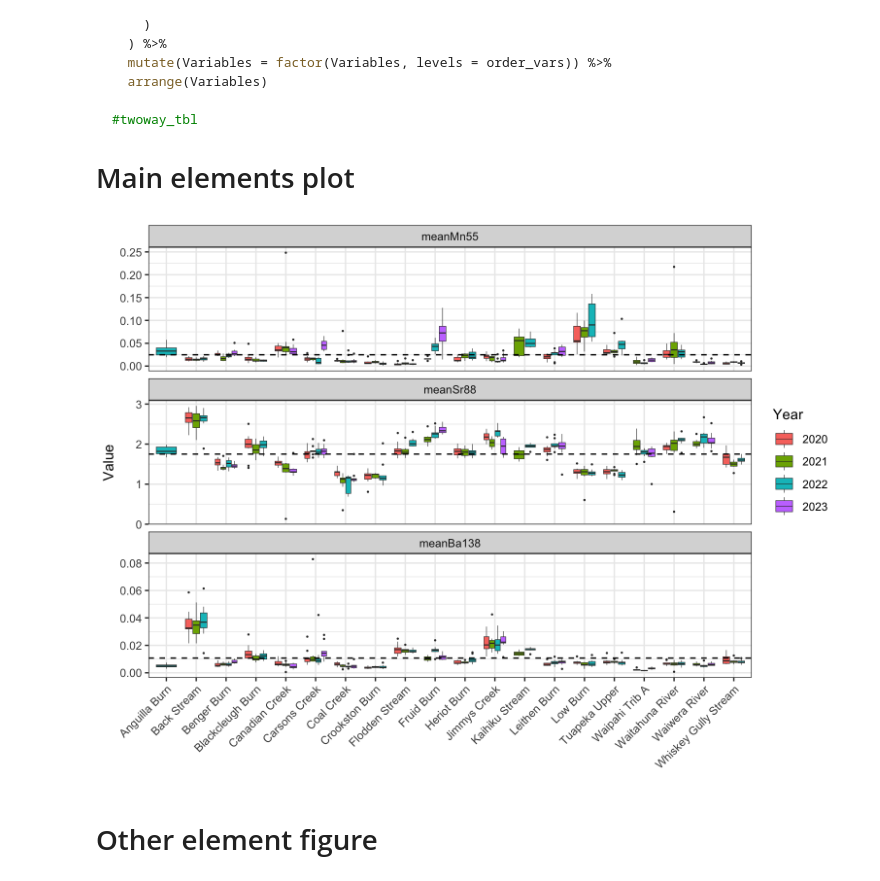
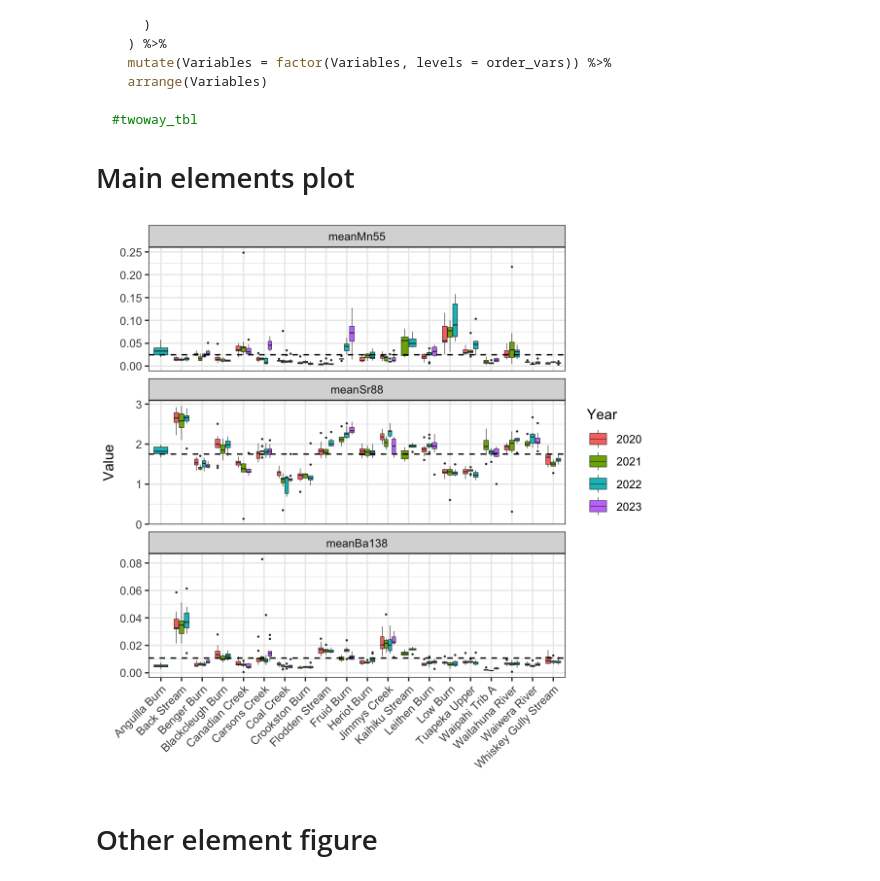
Before and after one commit to OlivierRaven/Raven_et_al._2025_Fisheries_Research, a Jupyter notebook: docs/analysis.out.ipynb, the cells around one changed output. Saved outputs shown, nothing was run; the diff lists cells and outputs as text; code cells hidden in the pictures.

Commit message:
update figure sizes

```diff
--- a/docs/analysis.out.ipynb
+++ b/docs/analysis.out.ipynb
@@ -720,37 +720,37 @@ mean_values_main <- df_mean_juv_long_main %>%
 
 # Create the plot
 main_elements <- ggplot(
   df_mean_juv_long_main,
   aes(Site, Value, fill = as.factor(Year))
 ) +
   geom_boxplot(size = 0.2, outlier.shape = 16, outlier.size = .5) +
   geom_hline(
     data = mean_values_main,
     aes(yintercept = mean_values_main),
     linetype = 2,
   ) + # Mean line for each variable
   facet_wrap(~Variable, scales = "free_y", ncol = 1) + # Facet by the variable names
   theme_bw() +
   theme(
     axis.title.x = element_blank(),
     axis.text.x = element_text(angle = 45, hjust = 1),
     strip.text.x = element_text(),
     labs(fill = "Year")
   ) +
   guides(fill = guide_legend(title = "Year"))
 
 ggsave(
   main_elements,
-  file = file.path(out_dir, "main_elements.png"),
-  width = 10,
-  height = 10,
+  file = file.path(out_dir, "fig-main-elements.png"),
+  width = 6,
+  height = 6,
   bg = "white",
   dpi = 600
 )
 
 main_elements
 # %% [output]
-[figure, old version]
+[figure, new version]
 # %% [markdown]
 # Other element figure
 # %%
```
Also changed, not shown: parts of 8 cells of this notebook, 32 other files.
